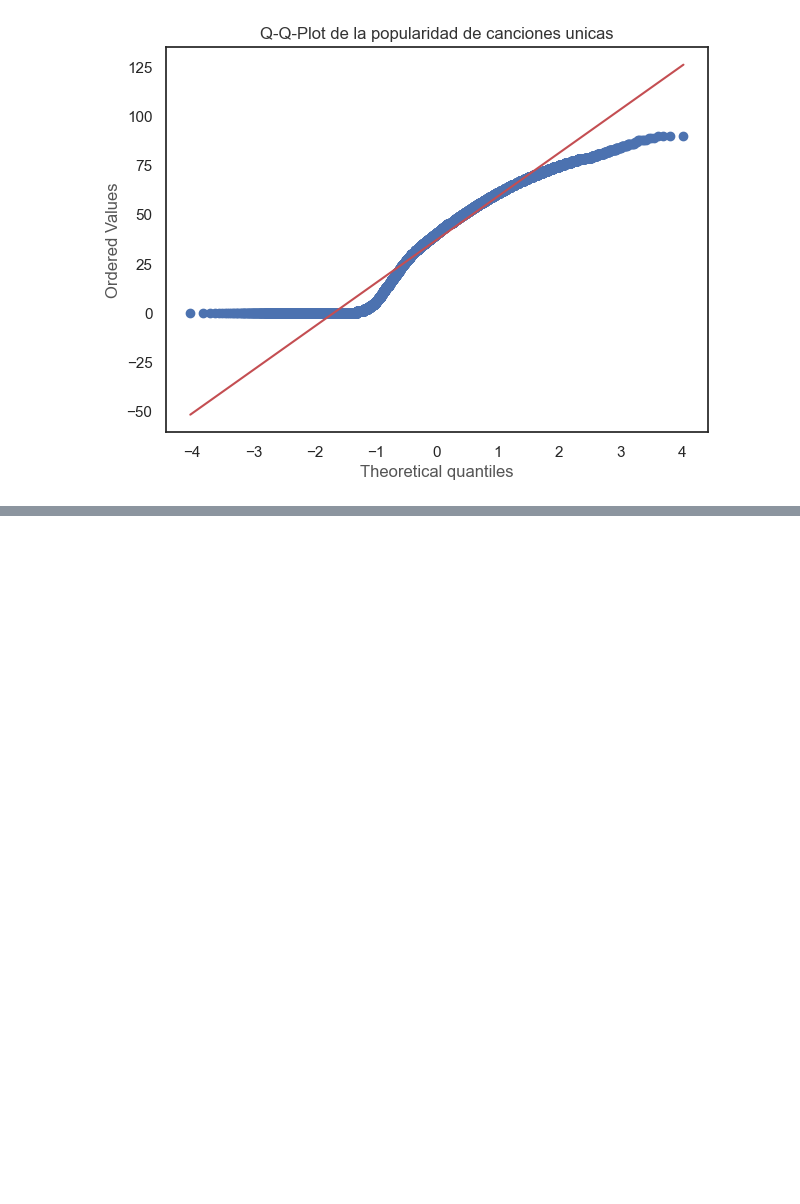
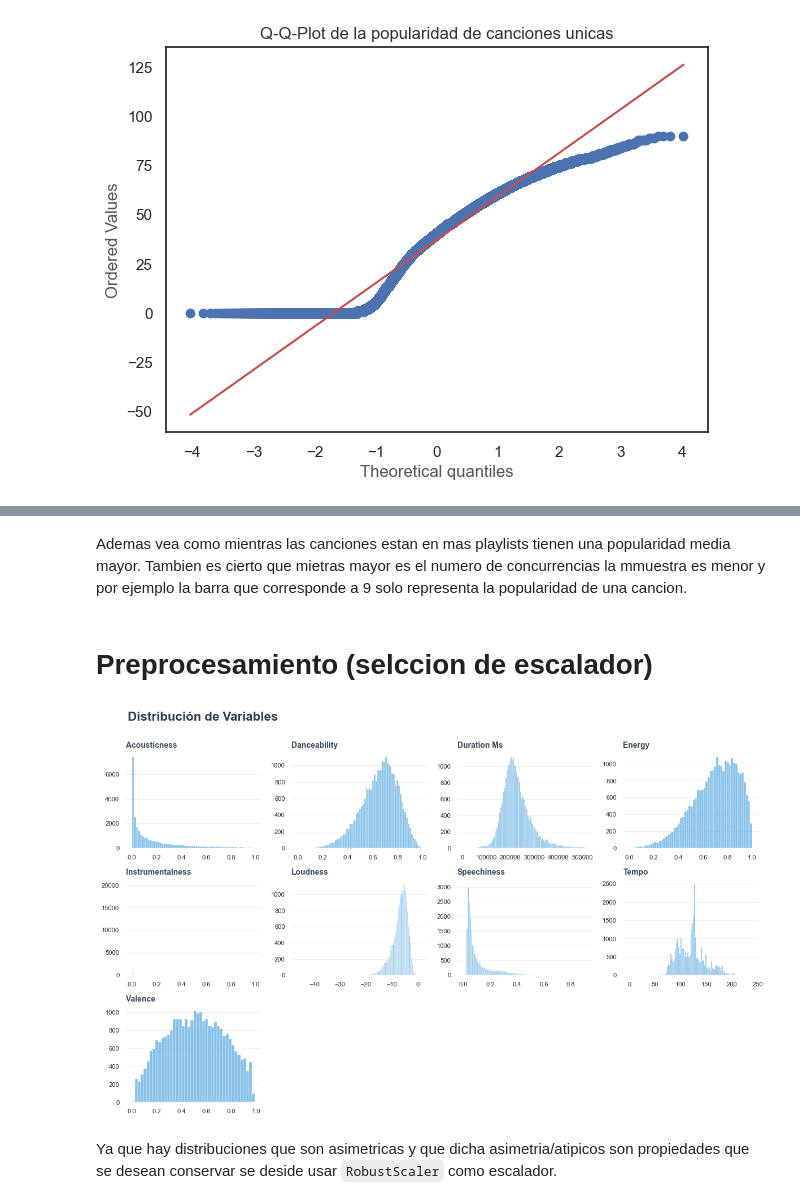
Before and after one commit to juanpablocarrillohortua/Proyecto_Data_Mining_UEC, a Jupyter notebook: notebooks/Data _Preparation_2nd_part.ipynb, the cells around one changed output, grey strips where cells are left out. Drawn from its saved outputs; the diff is of its cells as text; code cells hidden in the pictures; blank space fills up the shorter version.

```diff
--- a/notebooks/Data _Preparation_2nd_part.ipynb
+++ b/notebooks/Data _Preparation_2nd_part.ipynb
@@ -397,0 +473,59 @@ plt.show()
+# %% [markdown]
+Ademas vea como mientras las canciones estan en mas playlists tienen una popularidad media mayor. Tambien es cierto que mietras mayor es el numero de concurrencias la mmuestra es menor y por ejemplo la barra que corresponde a 9 solo representa la popularidad de una cancion.
+# %% [markdown]
+# Preprocesamiento (selccion de escalador)
+# %%
+import math
+
+# 1. PREPARACIÓN
+df_num = df.select_dtypes(include=['number'])
+columnas_numericas = df_num.columns.difference(['track_popularity', 'key', 'mode', 'num_playlists'])  # Excluir la variable objetivo
+n_cols = 4  # Más columnas_numericas por fila para hacerlo más horizontal y bajo
+n_rows = math.ceil(len(columnas_numericas) / n_cols)
+
+# --- 2. CONFIGURACIÓN COMPACTA ---
+sns.set_theme(style="white", context="paper") # 'paper' reduce el tamaño de fuentes automáticamente
+plt.rcParams['font.family'] = 'sans-serif'
+
+# --- 3. CREAR FIGURA PEQUEÑA ---
+# Reducimos el alto (figsize) y la escala de fuente
+fig, axes = plt.subplots(n_rows, n_cols, figsize=(12, n_rows * 2.5))
+axes = axes.flatten()
+
+# TÍTULO ESTILO EDITORIAL (Más pequeño)
+fig.text(0.05, 0.98, "Distribución de Variables", fontsize=16, fontweight='bold', color='#2c3e50')
+
+# --- 4. ITERACIÓN ---
+for i, col in enumerate(columnas_numericas):
+    ax = axes[i]
+    ax.grid(axis='y', color='#eeeeee', linestyle='-', linewidth=0.8, zorder=0)
+
+    sns.histplot(
+        df_num[col],
+        ax=ax,
+        color='#5dade2',
+        kde=False, # Quitamos KDE para limpiar el look en miniatura
+        edgecolor='white',
+        linewidth=0.3,
+        zorder=2
+    )
+
+    # Títulos internos minimalistas
+    ax.set_title(col.replace('_', ' ').title(), loc='left', fontsize=10, fontweight='bold', color='#34495e')
+    ax.set_ylabel("") # Quitamos 'Frecuencia' para ahorrar espacio
+    ax.set_xlabel("")
+
+    sns.despine(ax=ax, left=True, bottom=True)
+    ax.tick_params(axis='both', labelsize=8)
+
+# Limpieza de vacíos
+for j in range(i + 1, len(axes)):
+    fig.delaxes(axes[j])
+
+# Ajuste de márgenes muy ajustado
+plt.tight_layout(rect=[0, 0.03, 1, 0.95])
+plt.show()
+# %% [output]
+[figure, added]
+# %% [markdown]
+Ya que hay distribuciones que son asimetricas y que dicha asimetria/atipicos son propiedades que se desean conservar se deside usar `RobustScaler` como escalador.
```
Also changed, not shown: parts of 50 cells of this notebook.
